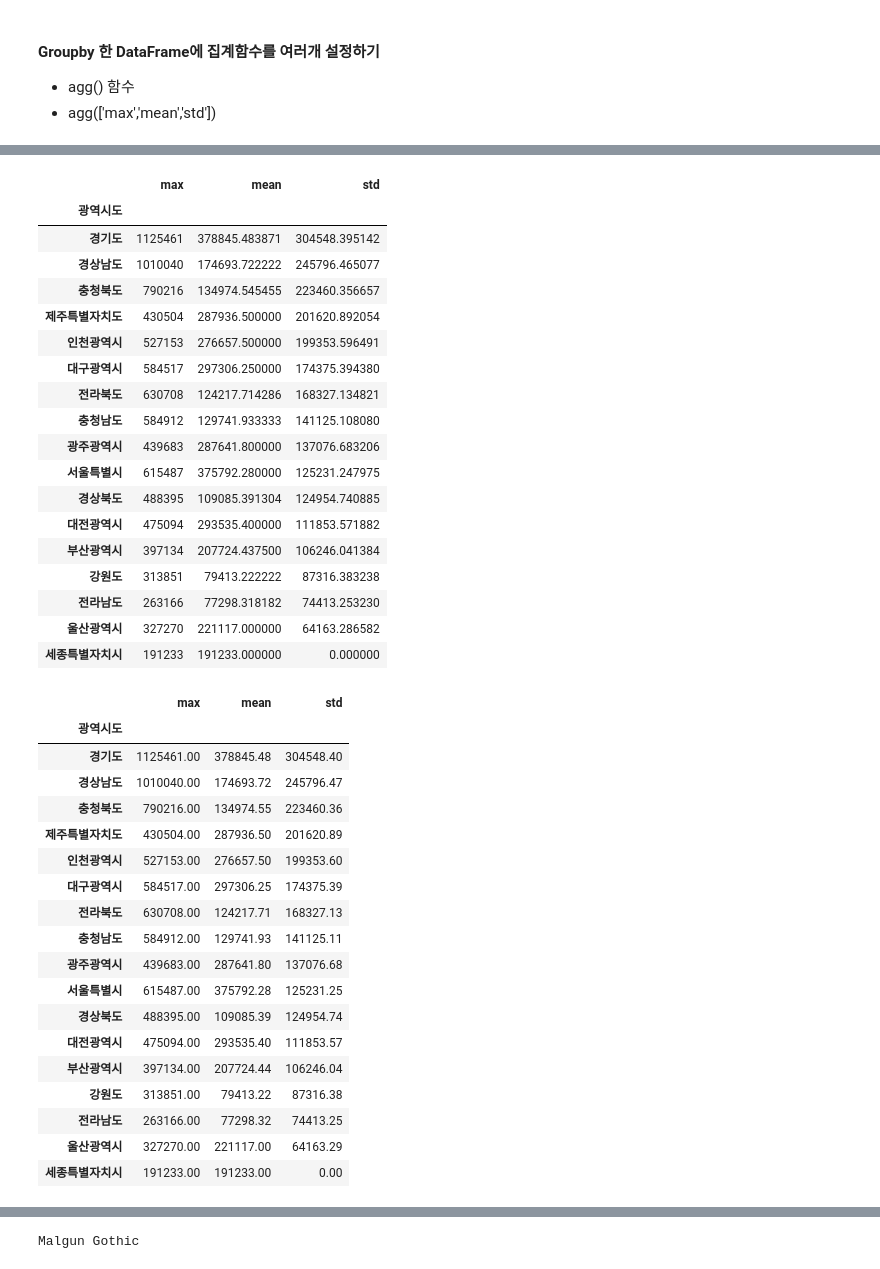
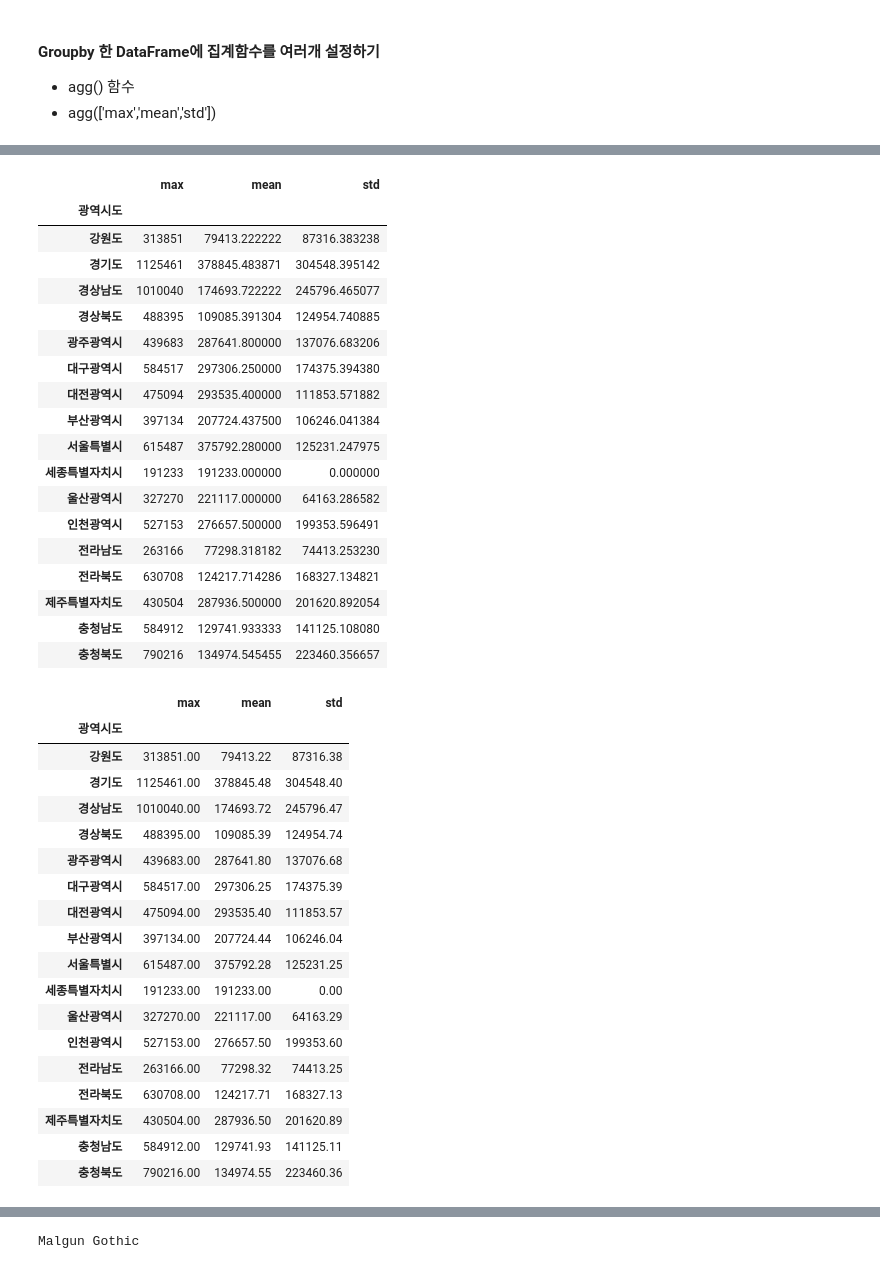
Before and after one commit to kimini02/Python_Webscraping_Analysis, a Jupyter notebook: 03.행정구역정보_분석과시각화 (1).ipynb, the cells around one changed output, grey strips where cells are left out. Cells and saved outputs as stored; diff of their text form; code cells hidden in the pictures.

```diff
--- a/03.행정구역정보_분석과시각화.ipynb
+++ b/03.행정구역정보_분석과시각화 (1).ipynb
@@ -407,6 +341,7 @@ data.columns
 Index(['Unnamed: 0', '인구수', 'shortName', 'x', 'y', '면적', '광역시도', '행정구역'], dtype='object')
 # %%
 # 'Unnamed: 0' 컬럼명을 'seq' 로 변경한다. 원본 객체는 변경되지 않고 변경된 결과만 출력함
+data.rename(columns={'Unnamed: 0':'seq'}, inplace=False)
 # %% [output]
 |  | seq | 인구수 | shortName | x | y | 면적 | 광역시도 | 행정구역 |
 | 0 | 0 | 202520 | 강릉 | 11 | 4 | 1040.07 | 강원도 | 강릉시 |
@@ -423,8 +358,11 @@ Index(['Unnamed: 0', '인구수', 'shortName', 'x', 'y', '면적', '광역시도
 229 rows × 8 columns
 # %%
 #원본 객체가 변경되고 변경된 결과는 출력하지 않는다.
+data.rename(columns={'Unnamed: 0':'seq'}, inplace=True)
+print(data.columns)
 # %% [output]
 Index(['seq', '인구수', 'shortName', 'x', 'y', '면적', '광역시도', '행정구역'], dtype='object')
 # %%
-# seq 컬럼을 인덱스로 변경한다 ( 원본 객체가 변경됨 )
+# seq 컬럼을 인덱스로 변경한다 set_index() 함수 사용, inplace 속성이 동일하게 적용됨
+data.set_index('seq',inplace=True)
 # %%
@@ -621,46 +589,49 @@ Successfully installed xlsxwriter-3.2.2
 # %%
 # agg() 함수 사용 - 그룹핑한 데이터를 여러개의 집계함수를 사용해서 새로운 DataFrame 객체 생성하기
+group_agg_df = data.groupby('광역시도')['인구수'].agg(['max','mean','std']).fillna(0)
+group_agg_df
 # %% [output]
 |  | max | mean | std |
 | 광역시도 |  |  |  |
+| 강원도 | 313851 | 79413.222222 | 87316.383238 |
 | 경기도 | 1125461 | 378845.483871 | 304548.395142 |
 | 경상남도 | 1010040 | 174693.722222 | 245796.465077 |
-| 충청북도 | 790216 | 134974.545455 | 223460.356657 |
-| 제주특별자치도 | 430504 | 287936.500000 | 201620.892054 |
-| 인천광역시 | 527153 | 276657.500000 | 199353.596491 |
+| 경상북도 | 488395 | 109085.391304 | 124954.740885 |
+| 광주광역시 | 439683 | 287641.800000 | 137076.683206 |
 | 대구광역시 | 584517 | 297306.250000 | 174375.394380 |
-| 전라북도 | 630708 | 124217.714286 | 168327.134821 |
-| 충청남도 | 584912 | 129741.933333 | 141125.108080 |
-| 광주광역시 | 439683 | 287641.800000 | 137076.683206 |
-| 서울특별시 | 615487 | 375792.280000 | 125231.247975 |
-| 경상북도 | 488395 | 109085.391304 | 124954.740885 |
 | 대전광역시 | 475094 | 293535.400000 | 111853.571882 |
 | 부산광역시 | 397134 | 207724.437500 | 106246.041384 |
-| 강원도 | 313851 | 79413.222222 | 87316.383238 |
+| 서울특별시 | 615487 | 375792.280000 | 125231.247975 |
+| 세종특별자치시 | 191233 | 191233.000000 | 0.000000 |
+| 울산광역시 | 327270 | 221117.000000 | 64163.286582 |
+| 인천광역시 | 527153 | 276657.500000 | 199353.596491 |
 | 전라남도 | 263166 | 77298.318182 | 74413.253230 |
-| 울산광역시 | 327270 | 221117.000000 | 64163.286582 |
-| 세종특별자치시 | 191233 | 191233.000000 | 0.000000 |
+| 전라북도 | 630708 | 124217.714286 | 168327.134821 |
+| 제주특별자치도 | 430504 | 287936.500000 | 201620.892054 |
+| 충청남도 | 584912 | 129741.933333 | 141125.108080 |
+| 충청북도 | 790216 | 134974.545455 | 223460.356657 |
 # %%
 # DataFrame의 style.format() 함수 사용하기
+group_agg_df.style.format('{0:.2f}')
 # %% [output]
 |  | max | mean | std |
 | 광역시도 |  |  |  |
+| 강원도 | 313851.00 | 79413.22 | 87316.38 |
 | 경기도 | 1125461.00 | 378845.48 | 304548.40 |
 | 경상남도 | 1010040.00 | 174693.72 | 245796.47 |
-| 충청북도 | 790216.00 | 134974.55 | 223460.36 |
-| 제주특별자치도 | 430504.00 | 287936.50 | 201620.89 |
-| 인천광역시 | 527153.00 | 276657.50 | 199353.60 |
+| 경상북도 | 488395.00 | 109085.39 | 124954.74 |
+| 광주광역시 | 439683.00 | 287641.80 | 137076.68 |
 | 대구광역시 | 584517.00 | 297306.25 | 174375.39 |
-| 전라북도 | 630708.00 | 124217.71 | 168327.13 |
-| 충청남도 | 584912.00 | 129741.93 | 141125.11 |
-| 광주광역시 | 439683.00 | 287641.80 | 137076.68 |
-| 서울특별시 | 615487.00 | 375792.28 | 125231.25 |
-| 경상북도 | 488395.00 | 109085.39 | 124954.74 |
 | 대전광역시 | 475094.00 | 293535.40 | 111853.57 |
 | 부산광역시 | 397134.00 | 207724.44 | 106246.04 |
-| 강원도 | 313851.00 | 79413.22 | 87316.38 |
+| 서울특별시 | 615487.00 | 375792.28 | 125231.25 |
+| 세종특별자치시 | 191233.00 | 191233.00 | 0.00 |
+| 울산광역시 | 327270.00 | 221117.00 | 64163.29 |
+| 인천광역시 | 527153.00 | 276657.50 | 199353.60 |
 | 전라남도 | 263166.00 | 77298.32 | 74413.25 |
-| 울산광역시 | 327270.00 | 221117.00 | 64163.29 |
-| 세종특별자치시 | 191233.00 | 191233.00 | 0.00 |
+| 전라북도 | 630708.00 | 124217.71 | 168327.13 |
+| 제주특별자치도 | 430504.00 | 287936.50 | 201620.89 |
+| 충청남도 | 584912.00 | 129741.93 | 141125.11 |
+| 충청북도 | 790216.00 | 134974.55 | 223460.36 |
 # %%
 # 컬럼의 값을 변경하기 map() 함수를 사용하여 포맷하기
```
Also changed, not shown: parts of 45 cells of this notebook, 4 other files.
